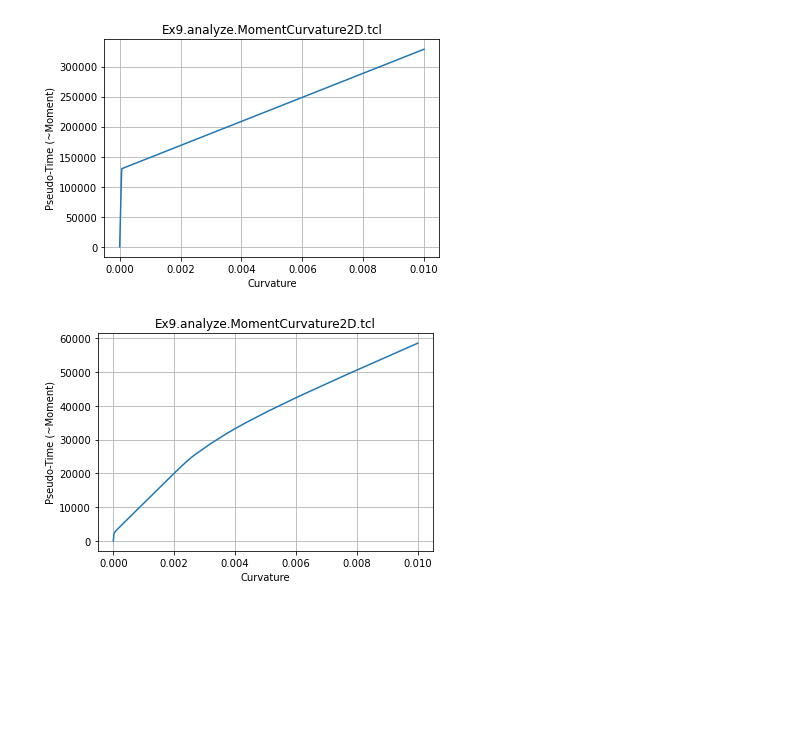
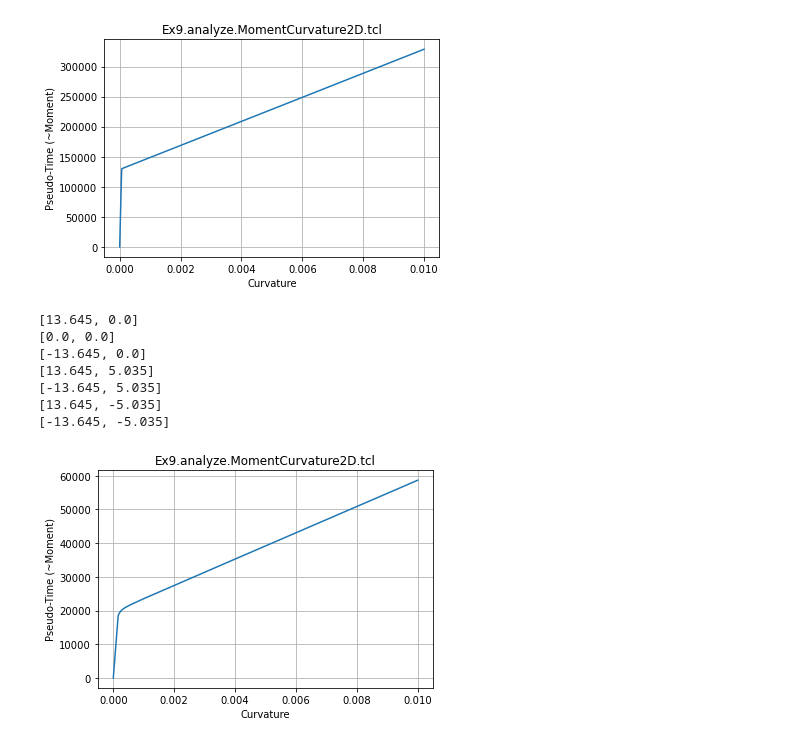
Before and after one commit to silviamazzoni/OpenSeesPy_ExamplesManual, a Jupyter notebook: BraineryBytes_OpenSees_Examples_Manual_Example_9_MomentCurvaturAnalysis.ipynb, the cells around one changed output. Saved outputs shown, nothing was run; the diff lists cells and outputs as text; code cells hidden in the pictures; blank space fills up the shorter version.

```diff
--- a/BraineryBytes_OpenSees_Examples_Manual_Example_9_MomentCurvaturAnalysis.ipynb
+++ b/BraineryBytes_OpenSees_Examples_Manual_Example_9_MomentCurvaturAnalysis.ipynb
@@ -120,7 +121,7 @@ Usmall  = 1/Ubig # a really small number
 # The Tcl script was obtained by updating the Examples Manual published in the OpenSees Wiki Page
 ############################################################
 
-def MomentCurvature2D(secTag,axialLoad,maxK,numIncr = 100):
+def MomentCurvature2D(secTag,axialLoad,maxK,numIncr,fiberRecorderData={}):
     ##################################################
     # A procedure for performing section analysis (only does
     # moment-curvature, but can be easily modified to do any mode
@@ -153,9 +154,10 @@ def MomentCurvature2D(secTag,axialLoad,maxK,numIncr = 100):
     ops.element('zeroLengthSection',2001,1001,1002,secTag)
 
     # Create recorder
-    ops.recorder('Node','-file','data/Mphi.out','-time','-node',1002,'-dof',3,'disp')     #  output moment (col 1) and curvature (col 2)
-    ##notInOpenSeesPy## recorder plot data/Mphi.out MomCurv 1200 10 400 400 -columns 2 1   ##xx##  ##xx## xx ##xx##  ##xx##    ##xx##  a window to plot the nodal displacements versus time
-
+    ops.recorder('Node','-file','Mphi.out','-time','-node',1002,'-dof',3,'disp')     #  output moment (col 1) and curvature (col 2)
+    for thisLabel,thisData in fiberRecorderData.items():
+        print(thisData)
+        ops.recorder('Element','-ele',2001,'-file','FiberResponse_'+thisLabel+'.out','section','fiber',*thisData,'stressStrain')     #  output moment (col 1) and curvature (col 2)
     # Define constant axial load
     ops.timeSeries('Constant',3001)     # timeSeries Constant 3001;
     # define Load Pattern
@@ -277,7 +279,7 @@ numIncr  = 1000 # Number of analysis increments to maximum curvature (default=10
 # Call the section analysis procedure
 MomentCurvature2D(SecTag,P,Ku,numIncr)
 ops.wipe()
-fname3 = 'Data/Mphi.out'
+fname3 = 'Mphi.out'
 dataDFree = numpy.loadtxt(fname3)
 plt.plot(dataDFree[:,1],dataDFree[:,0])
 plt.ylabel('Pseudo-Time (~Moment)')
@@ -340,26 +342,43 @@ ops.section('Fiber',SecTag,'-GJ',1e9) #
 ops.patch('quadr',matIDhard,nfbf,nftf,y1,z4,y1,z1,y2,z1,y2,z4)
 ops.patch('quadr',matIDhard,nftw,nfdw,y2,z3,y2,z2,y3,z2,y3,z3)
 ops.patch('quadr',matIDhard,nfbf,nftf,y3,z4,y3,z1,y4,z1,y4,z4)
+
+fiberRecorderData = {}
+fiberRecorderData['topCtr'] = [y4,0.] # no need for a material tag since there is only one material
+fiberRecorderData['origin'] = [0.,0.]
+fiberRecorderData['botCtr'] = [y1,0.]
+fiberRecorderData['topLeft'] = [y4,z4] # no need for a material tag since there is only one material
+fiberRecorderData['botLeft'] = [y1,z4]
+fiberRecorderData['topRight'] = [y4,z1] # no need for a material tag since there is only one material
+fiberRecorderData['botRight'] = [y1,z1]
 # %%
 # PERFORM ANALYSIS.
 # This block of commands is the same as above
 # Perform Moment-Curvature Analysis
 # set AXIAL LOAD --------------------------------------------------------
 P  = -1800*kip #+Tension,-Compression
+P  = 0*kip #+Tension,-Compression
 
 # set maximum Curvature:
 Ku  = 0.01/inch
 numIncr  = 1000 # Number of analysis increments to maximum curvature (default=100)
 # Call the section analysis procedure
-MomentCurvature2D(SecTag,P,Ku,numIncr)
+MomentCurvature2D(SecTag,P,Ku,numIncr,fiberRecorderData)
 ops.wipe()
-fname3 = 'Data/Mphi.out'
+fname3 = 'Mphi.out'
 dataDFree = numpy.loadtxt(fname3)
 plt.plot(dataDFree[:,1],dataDFree[:,0])
+plt.xlabel('Curvature')
 plt.ylabel('Pseudo-Time (~Moment)')
-plt.xlabel('Curvature')
 plt.title('Ex9.analyze.MomentCurvature2D.tcl')
 plt.grid(True)
 plt.show()
 # %% [output]
+[13.645, 0.0]
+[0.0, 0.0]
+[-13.645, 0.0]
+[13.645, 5.035]
+[-13.645, 5.035]
+[13.645, -5.035]
+[-13.645, -5.035]
-[figure, old version]
+[figure, new version]
```
Also changed, not shown: parts of 2 cells of this notebook.
